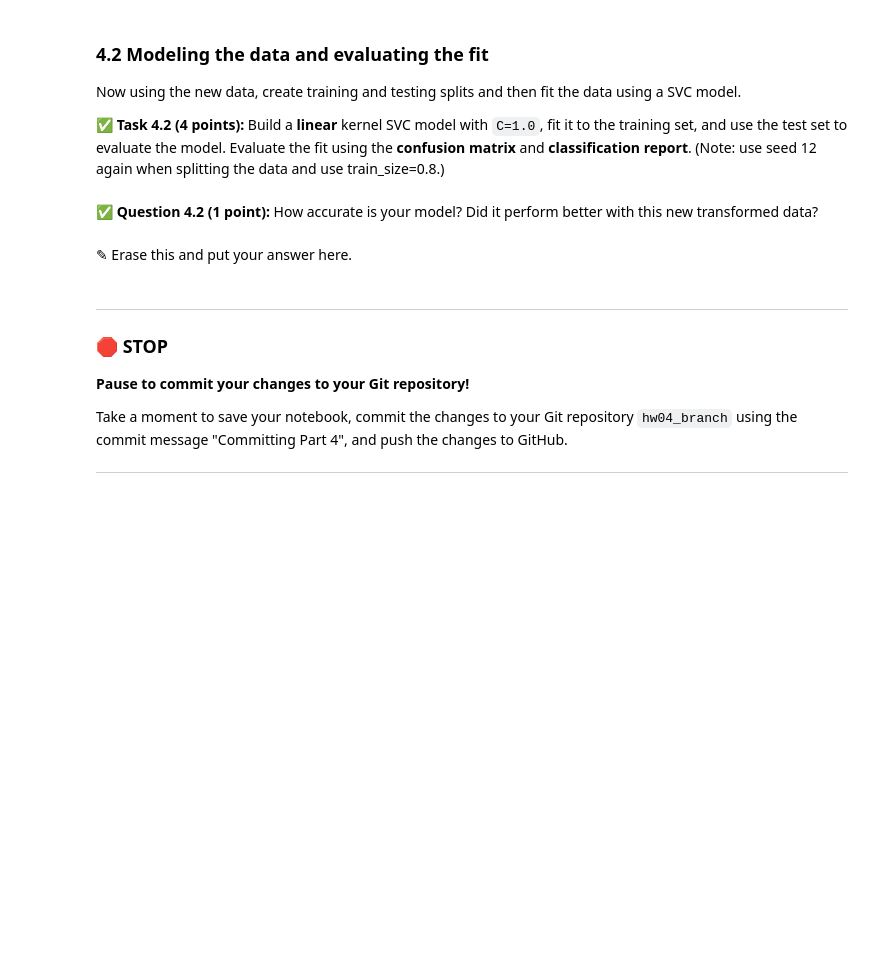
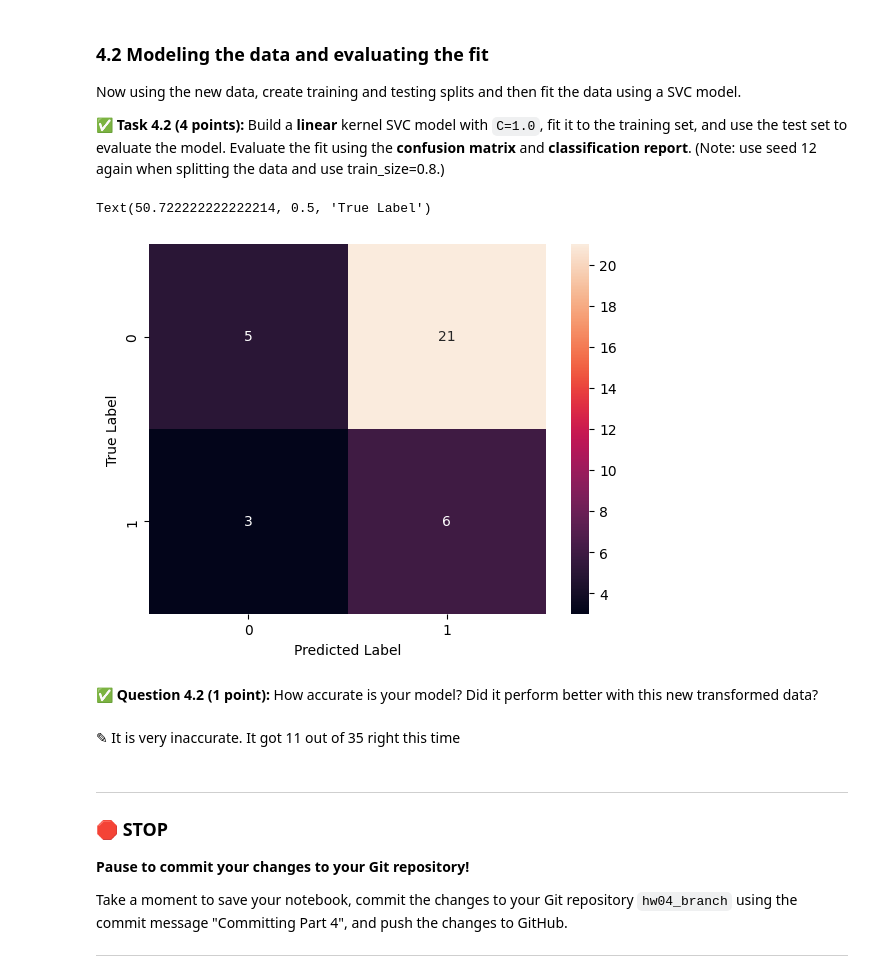
Before and after one commit to JustinTrannn/CMSE202-f25-turnin, a Jupyter notebook: hw-04/HW-04_PerceptronSVMandPCA-STUDENT.ipynb, the cells around one changed output. Drawn from its saved outputs; the diff is of its cells as text; code cells hidden in the pictures; blank space fills up the shorter version.

```diff
--- a/hw-04/HW-04_PerceptronSVMandPCA-STUDENT.ipynb
+++ b/hw-04/HW-04_PerceptronSVMandPCA-STUDENT.ipynb
@@ -258,7 +267,39 @@ Now using the new data, create training and testing splits and then fit the data
+# %%
+# Put your code here
+# X_train, X_test, y_train, y_test = train_test_split(features, labels, test_size=0.2, random_state=12)
+
+# linear_model = svm.SVC(kernel='linear', C=1.0)
+# linear_model.fit(X_train, y_train)
+
+# predictions = linear_model.predict(X_test)
+
+# cm = confusion_matrix(y_test, predictions)
+# sns.heatmap(cm, annot=True)
+# plt.xlabel('Predicted Label')
+# plt.ylabel('True Label')
+
+
+# WHEN I RAN THIS CODE, IT WOULDN'T RUN FULLY SO I ASKED CHATGPT WHAT THE PROBLEM WAS AND IT TOLD ME TO USE A DIFFERENT SVC
+from sklearn.svm import LinearSVC
+
+X_train, X_test, y_train, y_test = train_test_split(features, labels, test_size=0.2, random_state=12)
+
+linear_model = LinearSVC(dual="auto", C=1.0)
+linear_model.fit(X_train, y_train)
+
+predictions = linear_model.predict(X_test)
+
+cm = confusion_matrix(y_test, predictions)
+sns.heatmap(cm, annot=True)
+plt.xlabel('Predicted Label')
+plt.ylabel('True Label')
+# %% [output]
+Text(50.722222222222214, 0.5, 'True Label')
+[figure, added]
 # %% [markdown]
 &#9989; **Question 4.2 (1 point):** How accurate is your model? Did it perform better with this new transformed data?
-# %% [markdown]
-<font size=+3>&#9998;</font> Erase this and put your answer here.
+# %% [markdown]
+<font size=+3>&#9998;</font> It is very inaccurate. It got 11 out of 35 right this time
 # %% [markdown]
 ---
 ### &#128721; STOP
```
Also changed, not shown: parts of 6 cells of this notebook.
